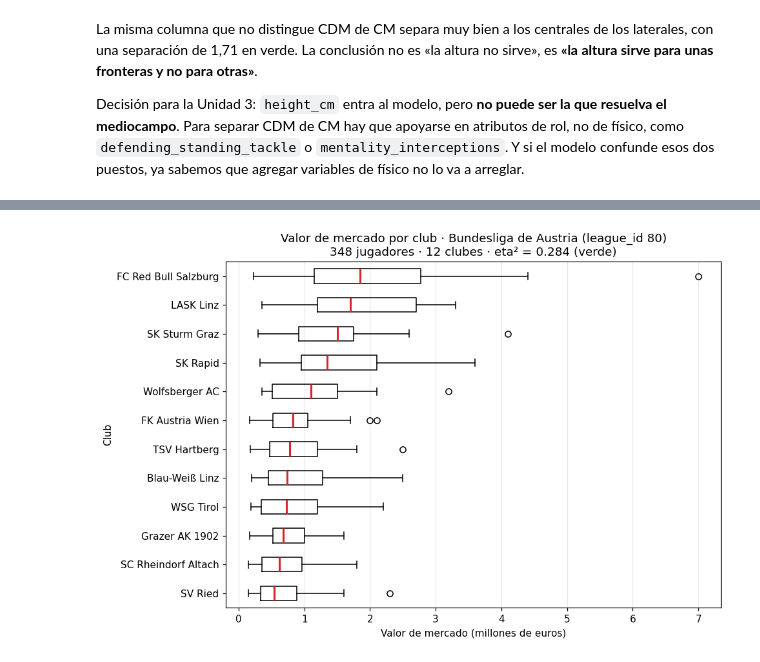
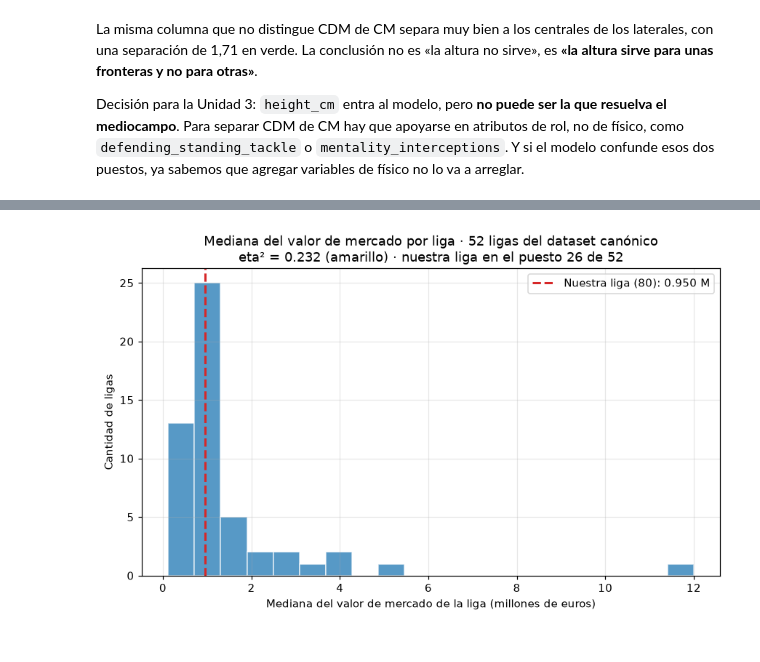
Before and after one commit to AlejoCarobolante/CienciaDatos-BaseCanonica-TPs, a Jupyter notebook: tp2_grupo_6.ipynb, the cells around one changed output, grey strips where cells are left out. Saved outputs shown, nothing was run; the diff lists cells and outputs as text; code cells hidden in the pictures.

```diff
--- a/tp2_grupo_6.ipynb
+++ b/tp2_grupo_6.ipynb
@@ -414,17 +389,15 @@ Uso η² y no la separación estandarizada porque los grupos son **doce, no dos*
 # %%
-print("Jugadores en la liga:", len(liga))
-print("Clubes:", liga["club_name"].nunique())
-print("Jugadores con value_eur = 0:", (liga["value_eur"] == 0).sum())
+print("Ligas en el dataset:", df["league_id"].nunique())
+print("Jugadores en total:", len(df))
+print("Jugadores en nuestra liga (80):", len(liga))
 print()
 
-eta2_club = eta_cuadrado(liga, "value_eur", "club_name")
-z3 = semaforo("eta² del club sobre el valor (liga 80)", eta2_club, "eta2")
+eta2_ligas = eta_cuadrado(df, "value_eur", "league_id")
+z3 = semaforo("eta² de league_id sobre value_eur (52 ligas)", eta2_ligas, "eta2")
 print()
-resumen = (liga.groupby("club_name")["value_eur"]
-           .agg(jugadores="count", mediana="median", media="mean")
-           .sort_values("mediana", ascending=False))
-print((resumen / 1).assign(
-    mediana=lambda t: (t["mediana"] / 1e6).round(3),
-    media=lambda t: (t["media"] / 1e6).round(3)).to_string())
-print("\n(mediana y media en millones de euros)")
+
+medianas_liga = df.groupby("league_id")["value_eur"].median().sort_values(ascending=False)
+puesto_80 = list(medianas_liga.index).index(80) + 1
+print(f"Mediana de nuestra liga (80): {medianas_liga.loc[80]:,.0f} EUR")
+print(f"Puesto de nuestra liga: {puesto_80} de {len(medianas_liga)} ligas (de mayor a menor mediana)")
 # %% [output]
@@ -448,21 +412,18 @@ SV Ried                    30.0    0.538  0.699
 # %%
-orden = liga.groupby("club_name")["value_eur"].median().sort_values().index.tolist()
-datos_caja = [liga.loc[liga["club_name"] == club, "value_eur"] / 1e6 for club in orden]
-
-fig, ax = plt.subplots(figsize=(9, 6))
-ax.boxplot(datos_caja, vert=False, showfliers=True,
-           medianprops=dict(color="#d62728", linewidth=2))
-ax.set_yticks(range(1, len(orden) + 1))
-ax.set_yticklabels(orden)
-ax.set_title("Valor de mercado por club · Bundesliga de Austria (league_id 80)\n"
-             f"348 jugadores · 12 clubes · eta² = {eta2_club:.3f} (verde)")
-ax.set_xlabel("Valor de mercado (millones de euros)")
-ax.set_ylabel("Club")
-ax.grid(alpha=0.3, axis="x")
+fig, ax = plt.subplots(figsize=(8, 5))
+ax.hist(medianas_liga.values / 1e6, bins=20, color="#1f77b4", alpha=0.75, edgecolor="white")
+ax.axvline(medianas_liga.loc[80] / 1e6, color="#d62728", linestyle="--", linewidth=2,
+           label=f"Nuestra liga (80): {medianas_liga.loc[80] / 1e6:.3f} M")
+ax.set_title("Mediana del valor de mercado por liga · 52 ligas del dataset canónico\n"
+             f"eta² = {eta2_ligas:.3f} (amarillo) · nuestra liga en el puesto {puesto_80} de {len(medianas_liga)}")
+ax.set_xlabel("Mediana del valor de mercado de la liga (millones de euros)")
+ax.set_ylabel("Cantidad de ligas")
+ax.legend()
+ax.grid(alpha=0.3)
 plt.tight_layout()
 plt.show()
 # %% [output]
-[figure, old version]
+[figure, new version]
 # %% [markdown]
 ### 4. Qué encontré
 
```
Also changed, not shown: parts of 17 cells of this notebook.
